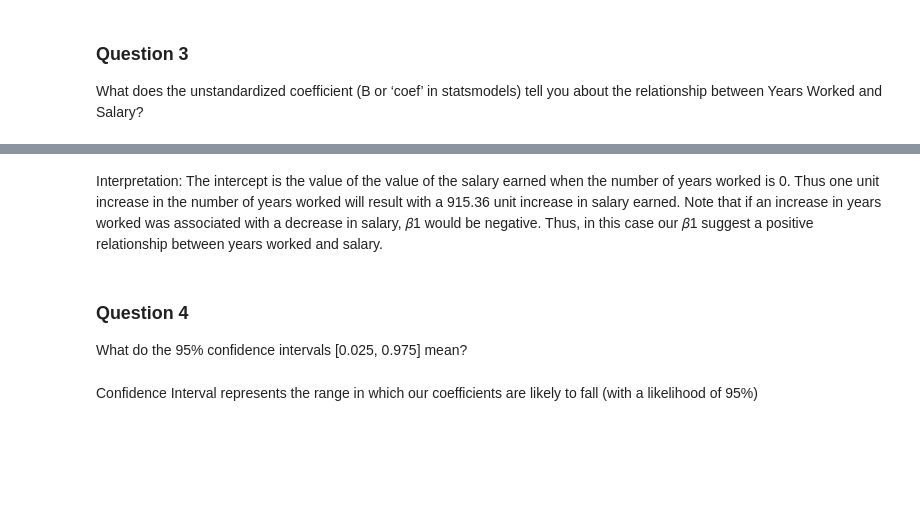
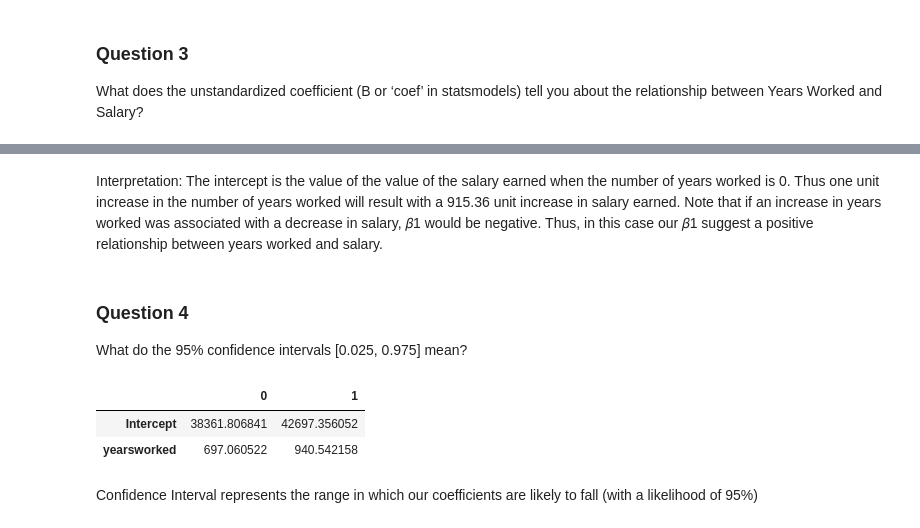
Before and after one commit to thabomayika/simple_regression, a Jupyter notebook: regression.ipynb, the cells around one changed output, grey strips where cells are left out. Saved outputs shown, nothing was run; the diff lists cells and outputs as text; code cells hidden in the pictures; blank space fills up the shorter version.

```diff
--- a/regression.ipynb
+++ b/regression.ipynb
@@ -200,12 +218,16 @@ yearsworked      954.918637
 dtype: float64
 # %% [markdown]
-Interpretation:
-The intercept is the value of the value of the salary earned when the number of years worked is 0. Thus one unit increase in the number of years worked will result with a 915.36 unit increase in salary earned.
-Note that if an increase in years worked was associated with a decrease in salary, 𝛽1
-would be negative. Thus, in this case our 𝛽1 suggest a positive relationship between years worked and salary.
+Interpretation: The intercept is the value of the value of the salary earned when the number of years worked is 0. Thus one unit increase in the number of years worked will result with a 915.36 unit increase in salary earned. Note that if an increase in years worked was associated with a decrease in salary, 𝛽1 would be negative. Thus, in this case our 𝛽1 suggest a positive relationship between years worked and salary.
 # %% [markdown]
 ### Question 4
 What do the 95% confidence intervals [0.025, 0.975] mean?
+# %%
+# print the confidence intervals for the model coefficients
+results.conf_int()
+# %% [output]
+|  | 0 | 1 |
+| Intercept | 38361.806841 | 42697.356052 |
+| yearsworked | 697.060522 | 940.542158 |
 # %% [markdown]
 Confidence Interval represents the range in which our coefficients are likely to fall (with a likelihood of 95%)
 # %% [markdown]
```
Also changed, not shown: parts of 48 cells of this notebook.
